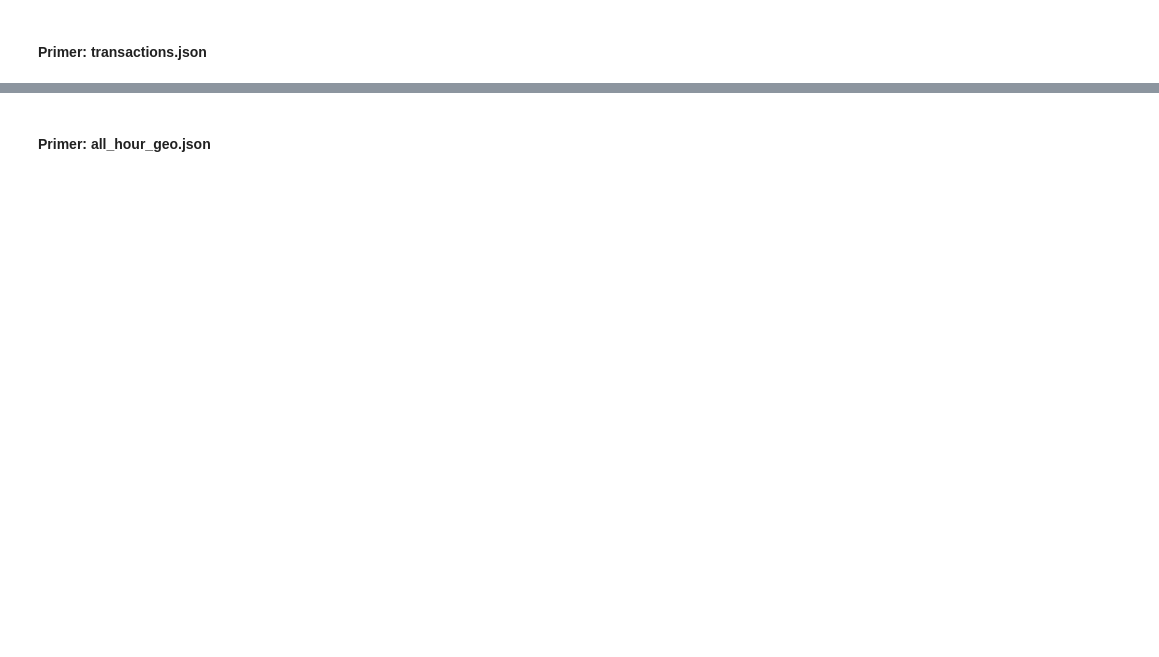
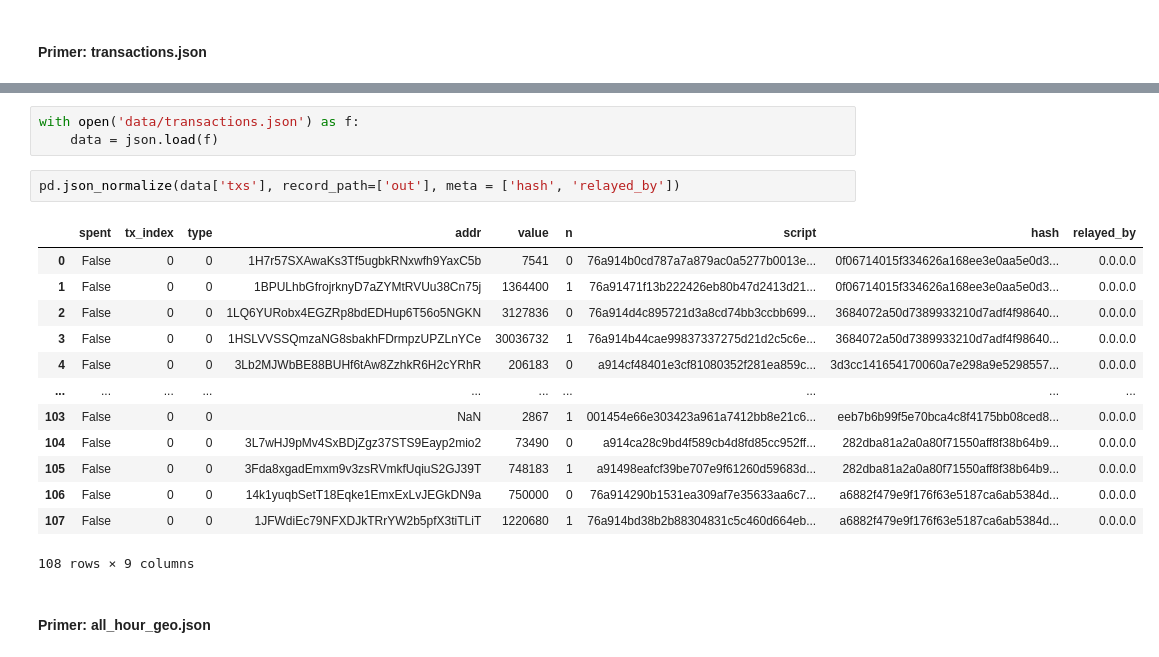
Before and after one commit to kovaxoid/Analitika_podatkov_python, a Jupyter notebook: Del_07_Uvoz_podatkov/07_Uvoz_podatkov_CLEAN.ipynb, the cells around one changed output, grey strips where cells are left out. Drawn from its saved outputs; the diff is of its cells as text; blank space fills up the shorter version.

```diff
--- a/Del_07_Uvoz_podatkov/07_Uvoz_podatkov_CLEAN.ipynb
+++ b/Del_07_Uvoz_podatkov/07_Uvoz_podatkov_CLEAN.ipynb
@@ -482,2 +739,21 @@ dfjo.to_json(orient="table")
+# %%
+with open('data/transactions.json') as f:
+    data = json.load(f)
+# %%
+pd.json_normalize(data['txs'], record_path=['out'], meta = ['hash', 'relayed_by'])
+# %% [output]
+|  | spent | tx_index | type | addr | value | n | script | hash | relayed_by |
+| 0 | False | 0 | 0 | 1H7r57SXAwaKs3Tf5ugbkRNxwfh9YaxC5b | 7541 | 0 | 76a914b0cd787a7a879ac0a5277b0013e... | 0f06714015f334626a168ee3e0aa5e0d3... | 0.0.0.0 |
+| 1 | False | 0 | 0 | 1BPULhbGfrojrknyD7aZYMtRVUu38Cn75j | 1364400 | 1 | 76a91471f13b222426eb80b47d2413d21... | 0f06714015f334626a168ee3e0aa5e0d3... | 0.0.0.0 |
+| 2 | False | 0 | 0 | 1LQ6YURobx4EGZRp8bdEDHup6T56o5NGKN | 3127836 | 0 | 76a914d4c895721d3a8cd74bb3ccbb699... | 3684072a50d7389933210d7adf4f98640... | 0.0.0.0 |
+| 3 | False | 0 | 0 | 1HSLVVSSQmzaNG8sbakhFDrmpzUPZLnYCe | 30036732 | 1 | 76a914b44cae99837337275d21d2c5c6e... | 3684072a50d7389933210d7adf4f98640... | 0.0.0.0 |
+| 4 | False | 0 | 0 | 3Lb2MJWbBE88BUHf6tAw8ZzhkR6H2cYRhR | 206183 | 0 | a914cf48401e3cf81080352f281ea859c... | 3d3cc141654170060a7e298a9e5298557... | 0.0.0.0 |
+| ... | ... | ... | ... | ... | ... | ... | ... | ... | ... |
+| 103 | False | 0 | 0 | NaN | 2867 | 1 | 001454e66e303423a961a7412bb8e21c6... | eeb7b6b99f5e70bca4c8f4175bb08ced8... | 0.0.0.0 |
+| 104 | False | 0 | 0 | 3L7wHJ9pMv4SxBDjZgz37STS9Eayp2mio2 | 73490 | 0 | a914ca28c9bd4f589cb4d8fd85cc952ff... | 282dba81a2a0a80f71550aff8f38b64b9... | 0.0.0.0 |
+| 105 | False | 0 | 0 | 3Fda8xgadEmxm9v3zsRVmkfUqiuS2GJ39T | 748183 | 1 | a91498eafcf39be707e9f61260d59683d... | 282dba81a2a0a80f71550aff8f38b64b9... | 0.0.0.0 |
+| 106 | False | 0 | 0 | 14k1yuqbSetT18Eqke1EmxExLvJEGkDN9a | 750000 | 0 | 76a914290b1531ea309af7e35633aa6c7... | a6882f479e9f176f63e5187ca6ab5384d... | 0.0.0.0 |
+| 107 | False | 0 | 0 | 1JFWdiEc79NFXDJkTRrYW2b5pfX3tiTLiT | 1220680 | 1 | 76a914bd38b2b88304831c5c460d664eb... | a6882f479e9f176f63e5187ca6ab5384d... | 0.0.0.0 |
+108 rows × 9 columns
 # %% [markdown]
 #### Primer: all_hour_geo.json
```
Also changed, not shown: parts of 43 cells of this notebook, 50 other files.
